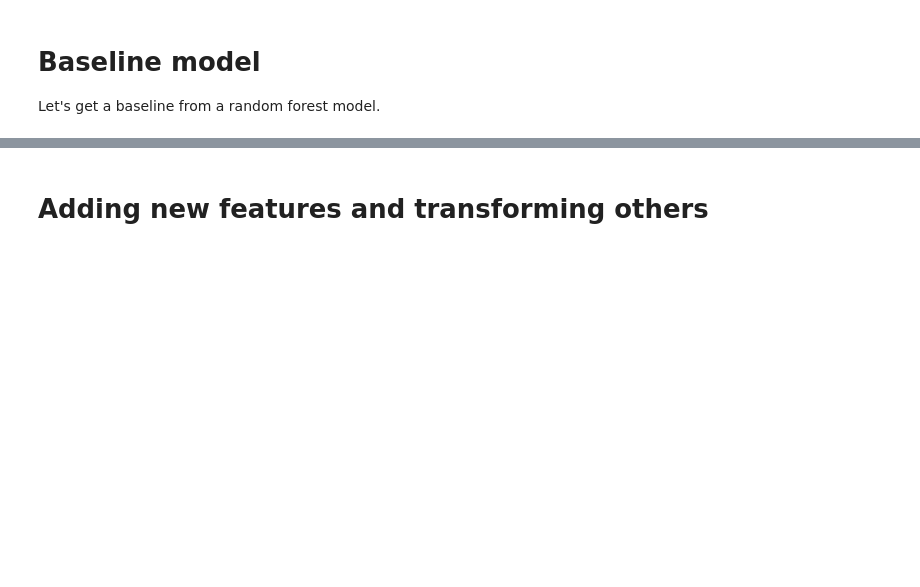
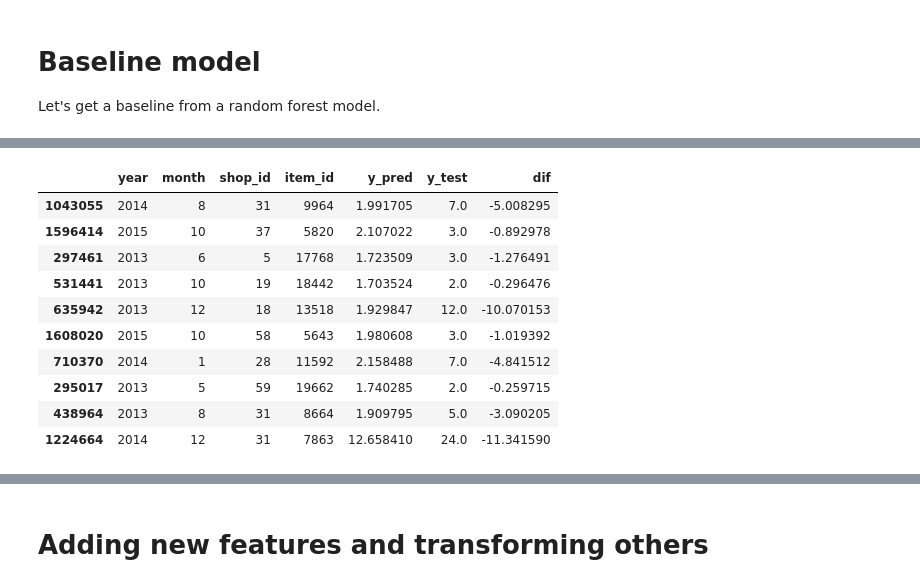
Before and after one commit to guyrux/predict_future_sales, a Jupyter notebook: notebook/1_data_understanding.ipynb, the cells around one changed output, grey strips where cells are left out. Saved outputs shown, nothing was run; the diff lists cells and outputs as text; code cells hidden in the pictures; blank space fills up the shorter version.

Commit message:
:construction: Quis verificar o efeito de trabalhar somente com números inteiros sobre o rmse.

```diff
--- a/notebook/1_data_understanding.ipynb
+++ b/notebook/1_data_understanding.ipynb
@@ -258,0 +243,16 @@ rmse(df_test_mod["item_cnt_month"], y_pred)
+# %%
+%%time
+
+X_train, X_test, y_train, y_test = train_test_split(
+    df_train.drop("item_cnt_month", axis=1), df_train["item_cnt_month"], train_size=.2, random_state=42, shuffle=True, stratify=None)
+
+model = RandomForestRegressor(
+    n_estimators=500, criterion='mse', max_depth=10, min_samples_split=3, min_samples_leaf=2, min_weight_fraction_leaf=0.0,
+    max_features=len(X_train.columns)-2, max_leaf_nodes=None, min_impurity_decrease=0.0, min_impurity_split=None, bootstrap=True,
+    oob_score=False, random_state=42, verbose=0, warm_start=False, ccp_alpha=0.0, max_samples=None, n_jobs=-1)
+
+model.fit(X_train, y_train)
+
+y_pred = model.predict(X_test)
+
+rmse(y_test, y_pred)
@@ -258,0 +262,10 @@ rmse(df_test_mod["item_cnt_month"], y_pred)
+# %%
+X_test["y_test"] = y_test
+X_test["y_pred"] = y_pred
+X_test["y_pred_round"] = np.rint(y_pred)
+X_test["dif"] = X_test["y_pred"] - X_test["y_test"]
+X_test.sort_values(by="dif", ascending=False).head()
+
+print(f"RMSE com inteiros: {rmse(y_test, np.rint(y_pred))}")
+
+X_test.head()
@@ -258,0 +280,17 @@ rmse(df_test_mod["item_cnt_month"], y_pred)
+# %%
+# Verificar as diferenças.
+# É importante verificar que a quantidade vendida é um número inteiro.
+
+X_test[X_test["dif"]<0]
+# %% [output]
+|  | year | month | shop_id | item_id | y_pred | y_test | dif |
+| 1043055 | 2014 | 8 | 31 | 9964 | 1.991705 | 7.0 | -5.008295 |
+| 1596414 | 2015 | 10 | 37 | 5820 | 2.107022 | 3.0 | -0.892978 |
+| 297461 | 2013 | 6 | 5 | 17768 | 1.723509 | 3.0 | -1.276491 |
+| 531441 | 2013 | 10 | 19 | 18442 | 1.703524 | 2.0 | -0.296476 |
+| 635942 | 2013 | 12 | 18 | 13518 | 1.929847 | 12.0 | -10.070153 |
+| 1608020 | 2015 | 10 | 58 | 5643 | 1.980608 | 3.0 | -1.019392 |
+| 710370 | 2014 | 1 | 28 | 11592 | 2.158488 | 7.0 | -4.841512 |
+| 295017 | 2013 | 5 | 59 | 19662 | 1.740285 | 2.0 | -0.259715 |
+| 438964 | 2013 | 8 | 31 | 8664 | 1.909795 | 5.0 | -3.090205 |
+| 1224664 | 2014 | 12 | 31 | 7863 | 12.658410 | 24.0 | -11.341590 |
```
Also changed, not shown: parts of 13 cells of this notebook.
